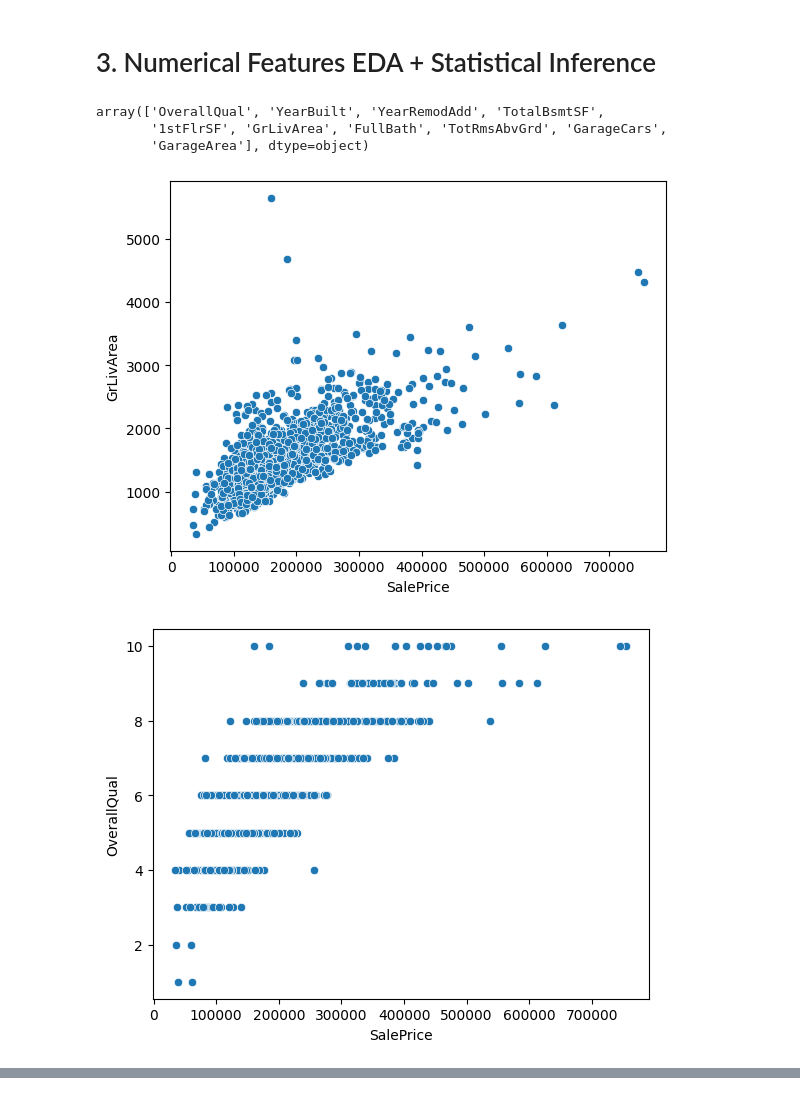
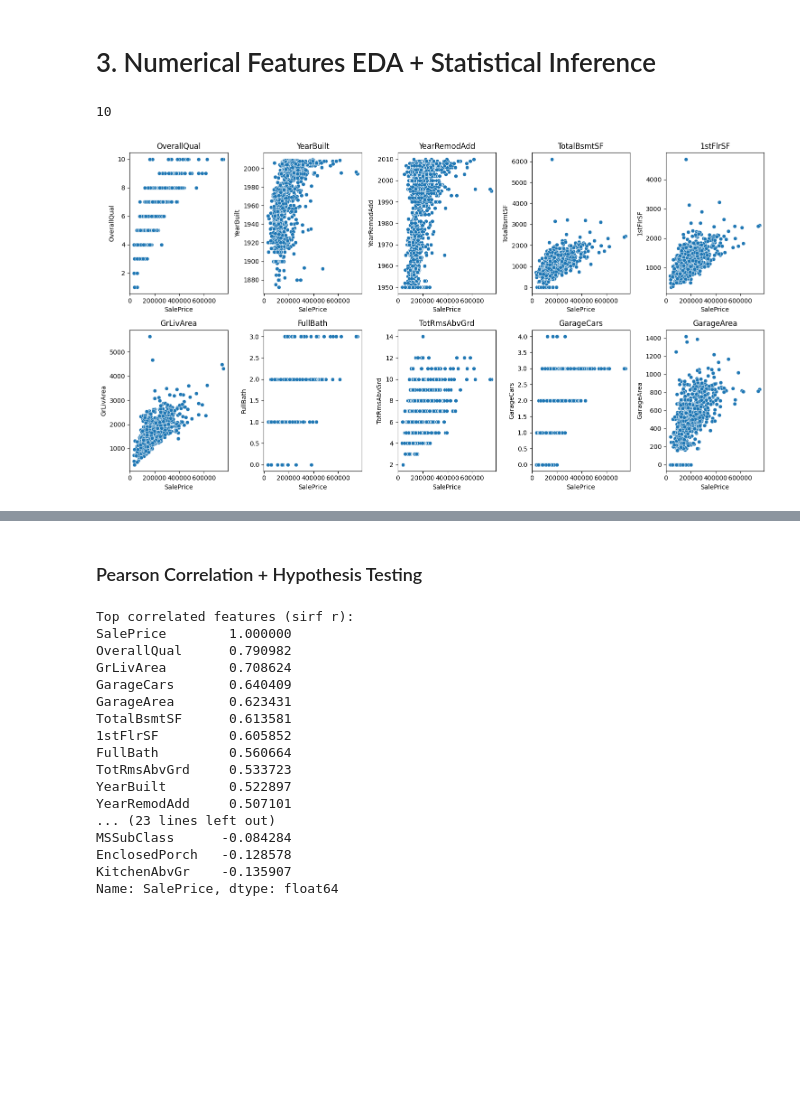
Before and after one commit to Itz-Me-Sumit/Data-Science, a Jupyter notebook: 7_Machine_Learning/1_Linear_Regression/LinearRegresionProject.ipynb, the cells around one changed output, grey strips where cells are left out. Saved outputs shown, nothing was run; the diff lists cells and outputs as text; code cells hidden in the pictures; blank space fills up the shorter version.

```diff
--- a/7_Machine_Learning/1_Linear_Regression/LinearRegresionProject.ipynb
+++ b/7_Machine_Learning/1_Linear_Regression/LinearRegresionProject.ipynb
@@ -144,15 +144,22 @@ target_corr = num_cols.corr()["SalePrice"]
 target_corr = target_corr[ (target_corr > 0.5 ) | (target_corr < -0.5) ]
 target_corr = target_corr.drop("SalePrice")
 cols = np.array(target_corr.index)
-cols
+len(cols)
 # %% [output]
-array(['OverallQual', 'YearBuilt', 'YearRemodAdd', 'TotalBsmtSF',
-       '1stFlrSF', 'GrLivArea', 'FullBath', 'TotRmsAbvGrd', 'GarageCars',
-       'GarageArea'], dtype=object)
+10
 # %%
-for col in cols:
-    sns.scatterplot( x=df["SalePrice"] , y=df[col])
-    plt.show()
+fig, axes = plt.subplots(2, 5, figsize=(15, 8))  # rows, cols
+axes = axes.ravel()  # 2D ko 1D bana diya
+
+for i, col in enumerate(cols):
+    sns.scatterplot(
+        x=df["SalePrice"],
+        y=df[col],
+        ax=axes[i]
+    )
+    axes[i].set_title(col)
+
+plt.tight_layout()
+plt.show()
 # %% [output]
-[figure, old version]
+[figure, new version]
-[figure, removed]
@@ -162,0 +166,28 @@ for col in cols:
+# %% [markdown]
+### Pearson Correlation + Hypothesis Testing
+# %%
+from scipy.stats import pearsonr
+
+numeric_df = df.select_dtypes(include=[np.number])
+
+correlations = numeric_df.corr()['SalePrice'].sort_values(ascending=False)
+print("Top correlated features (sirf r):")
+print(correlations)
+# %% [output]
+Top correlated features (sirf r):
+SalePrice        1.000000
+OverallQual      0.790982
+GrLivArea        0.708624
+GarageCars       0.640409
+GarageArea       0.623431
+TotalBsmtSF      0.613581
+1stFlrSF         0.605852
+FullBath         0.560664
+TotRmsAbvGrd     0.533723
+YearBuilt        0.522897
+YearRemodAdd     0.507101
+... (23 lines left out)
+MSSubClass      -0.084284
+EnclosedPorch   -0.128578
+KitchenAbvGr    -0.135907
+Name: SalePrice, dtype: float64
```
Also changed, not shown: parts of 38 cells of this notebook, 3 other files.
